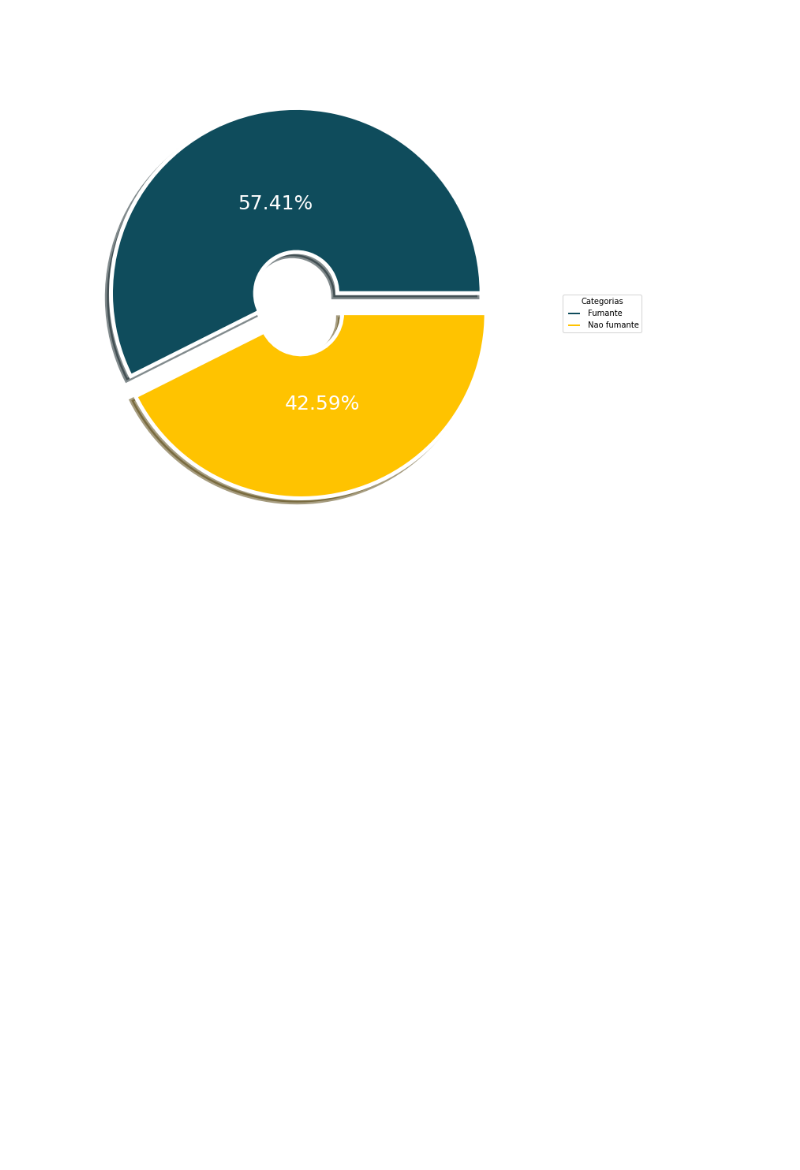
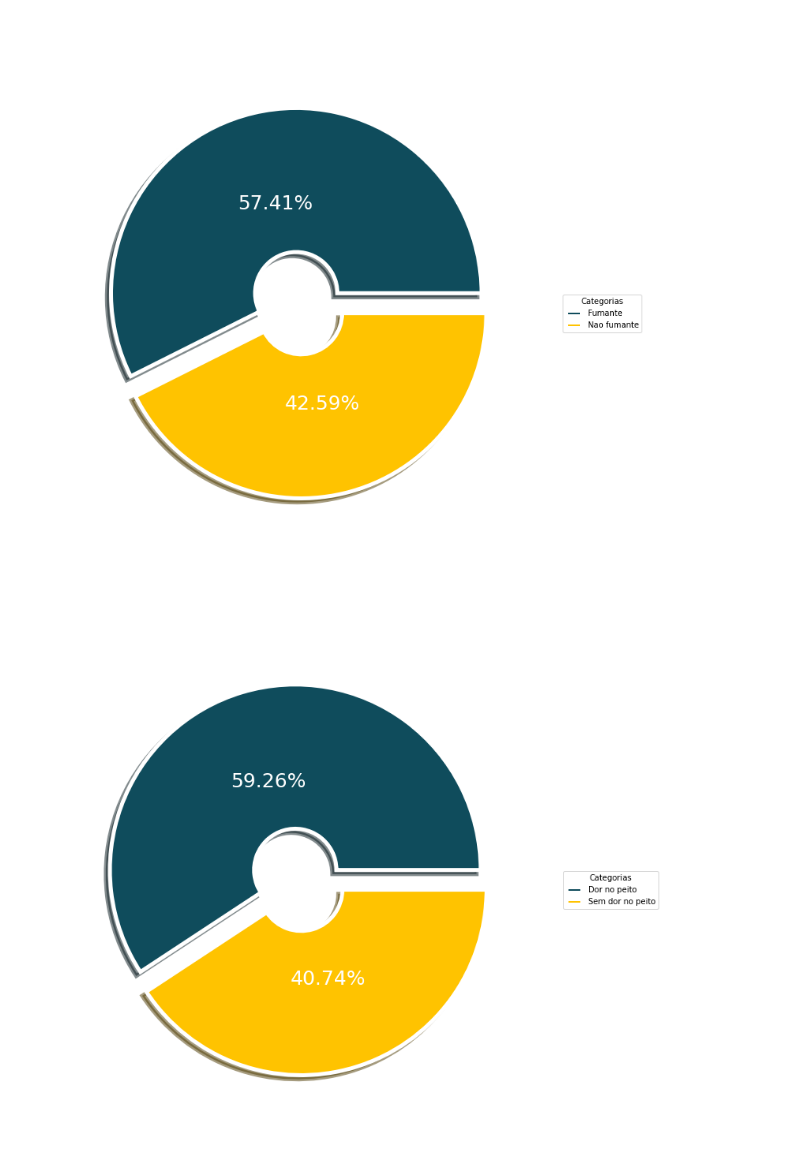
Before and after one commit to JoaoYukio/PCO114, a Jupyter notebook: Tarefa2/AnaliseDosDados.ipynb, the cells around one changed output. Cells and saved outputs as stored; diff of their text form; code cells hidden in the pictures; blank space fills up the shorter version.

Commit message:
Added new data and grafs.

```diff
--- a/Tarefa2/AnaliseDosDados.ipynb
+++ b/Tarefa2/AnaliseDosDados.ipynb
@@ -130,0 +129,26 @@ plt.show()
+# %%
+# Vamos tentar achar dados correlacionados
+plt.subplots(figsize=(12, 12))
+
+labels = "Dor no peito","Sem dor no peito"
+size = 0.7
+
+wedges, texts, autotexts = plt.pie([len(data_posit[data_posit["CHEST PAIN"]=="Sim"]["CHEST PAIN"]),
+                                    len(data_posit[data_posit["CHEST PAIN"]=="Nao"]["CHEST PAIN"])],
+                                    explode = (0.1,0),
+                                    textprops=dict(size= 25, color= "white"),
+                                    autopct="%.2f%%",
+                                    pctdistance = 0.5,
+                                    radius=.9,
+                                    colors = ["#0f4c5c","#FFC300"],
+                                    shadow = True,
+                                    wedgeprops=dict(width = size, edgecolor = "white",
+                                    linewidth = 5),
+                                    startangle = 0)
+
+plt.legend(wedges, labels, title="Categorias",loc="center left",bbox_to_anchor=(1, 0, 0.5, 1))
+plt.title("\nQuantas pessoas com cancer apresentaram dor no peito",fontsize=20, color = "white")
+plt.show()
+#Como esperado, pessoas fumantes tem a tendencia de apresentar cancer no pulmao
+# %% [output]
+[figure, added]
```
Also changed, not shown: parts of 2 cells of this notebook, 2 other files.
